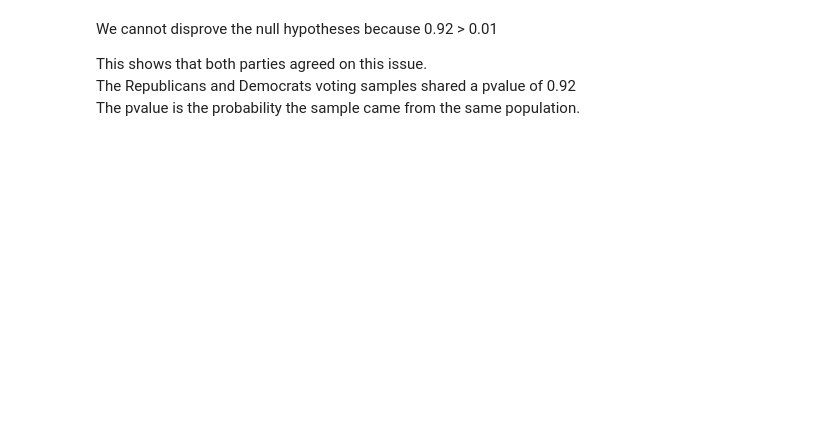
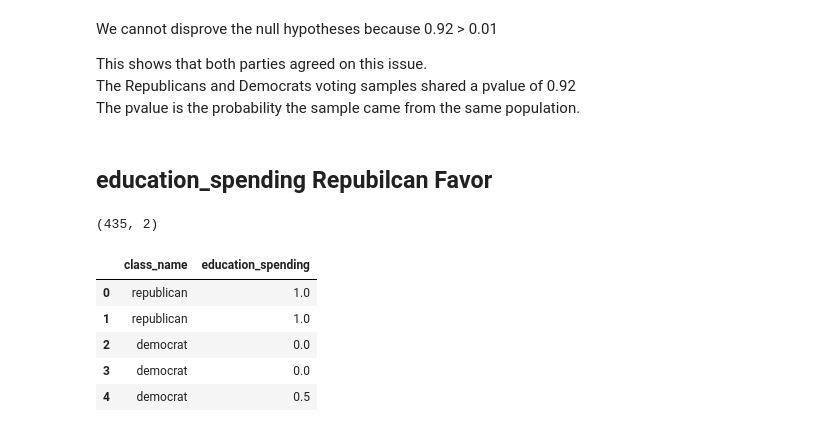
Before and after one commit to adamlutzz/DS-Unit-1-Sprint-3-Statistical-Tests-and-Experiments, a Jupyter notebook: module1-statistics-probability-and-inference/LS_DS_131_Statistics_Probability_Assignment.ipynb, the cells around one changed output. Drawn from its saved outputs; the diff is of its cells as text; code cells hidden in the pictures; blank space fills up the shorter version.

```diff
--- a/module1-statistics-probability-and-inference/LS_DS_131_Statistics_Probability_Assignment.ipynb
+++ b/module1-statistics-probability-and-inference/LS_DS_131_Statistics_Probability_Assignment.ipynb
@@ -659,3 +659,17 @@ We cannot disprove the null hypotheses because 0.92 > 0.01<br/>
 This shows that both parties agreed on this issue.<br/>
 The Republicans and Democrats voting samples shared a pvalue of 0.92<br/>
 The pvalue is the probability the sample came from the same population.
+# %% [markdown]
+## education_spending Repubilcan Favor
+# %%
+df4 = df[['class_name', 'education_spending']]
+print(df4.shape)
+df4.head()
+# %% [output]
+(435, 2)
+|  | class_name | education_spending |
+| 0 | republican | 1.0 |
+| 1 | republican | 1.0 |
+| 2 | democrat | 0.0 |
+| 3 | democrat | 0.0 |
+| 4 | democrat | 0.5 |
```
Also changed, not shown: parts of 26 cells of this notebook.
